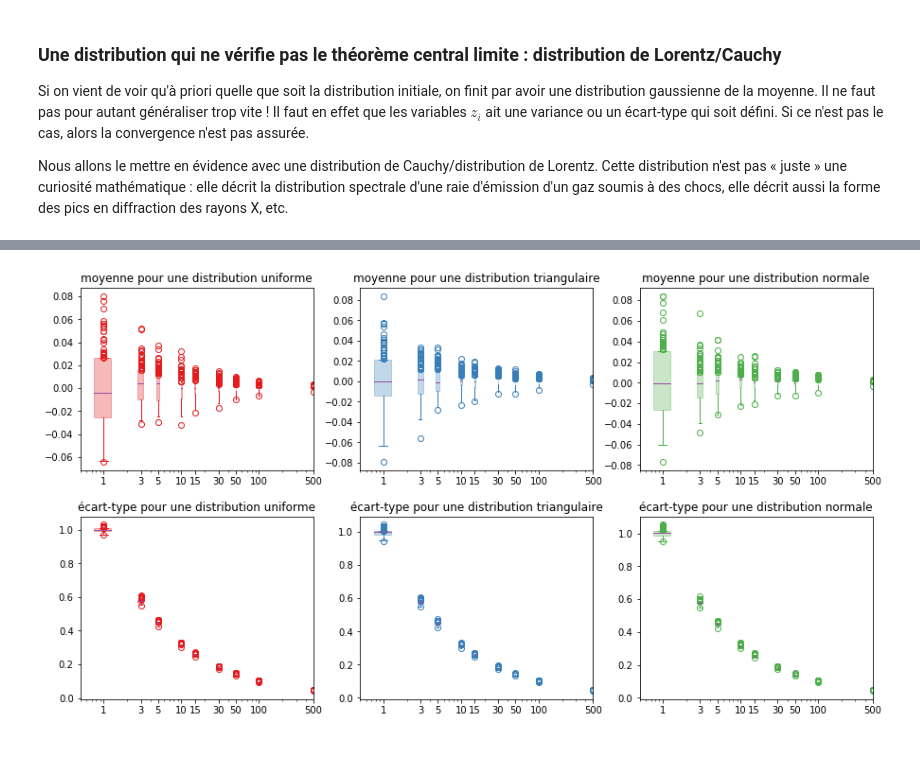
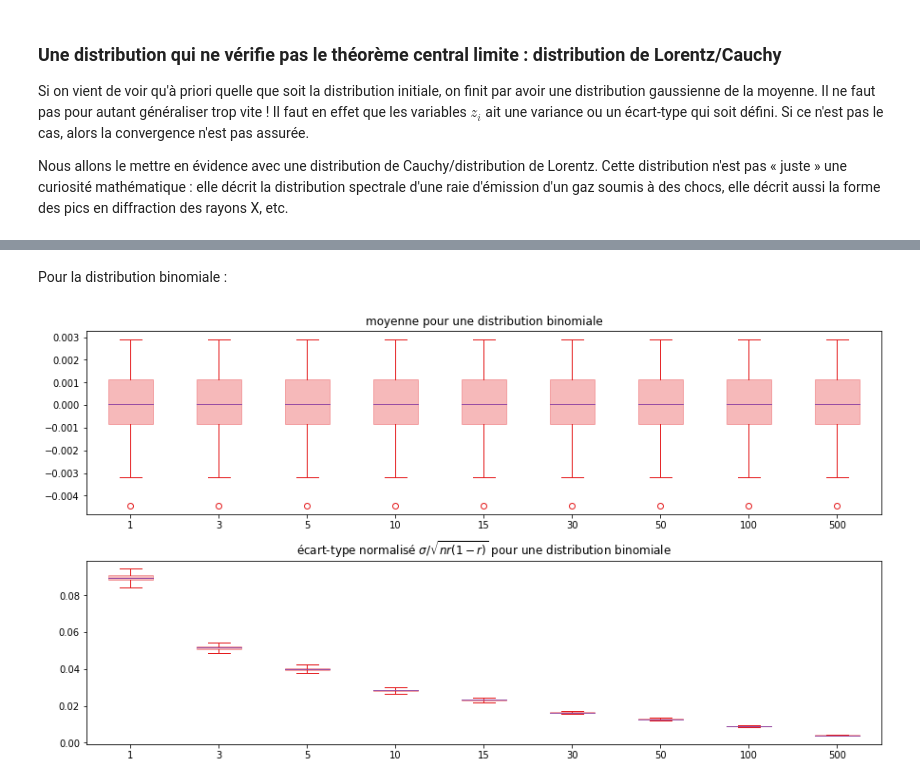
Before and after one commit to MartinVerot/IncertitudeMonteCarlo, a Jupyter notebook: test-theoreme-central-limite.ipynb, the cells around one changed output, grey strips where cells are left out. Saved outputs shown, nothing was run; the diff lists cells and outputs as text; code cells hidden in the pictures; blank space fills up the shorter version.

Commit message:
distributions discrète

```diff
--- a/test-theoreme-central-limite.ipynb
+++ b/test-theoreme-central-limite.ipynb
@@ -125,0 +151,18 @@ YouTubeVideo('EvHiee7gs9Y', width=600, height=400)
+# %%
+q=100
+n=100
+p=1000
+#on répète maintenant l'opération p fois
+zs = np.sum(binom.rvs(q,r,size=(n,p)), axis=0)/n
+#Moyenne de la distribution
+moyenne = np.average(zs,axis=0)
+#variance de la distribution
+variance = np.var(zs,ddof=1,axis=0)
+ecartType= np.std(zs,ddof=1,axis=0)
+print('moyenne: {} variance : {} écart-type : {}'.format(moyenne, variance,ecartType))
+#Tracé de l'histogramme
+plt.hist(zs,bins=50,range=(np.min(zs),np.max(zs)),density=True)
+#Tracé de la gaussienne correspondant
+xs = np.linspace(q*r-5* np.sqrt((q/n)*r*(1-r)),q*r+5*np.sqrt((q/n)*r*(1-r)),n+1)
+plt.plot(xs, norm.pdf(xs,q/2,np.sqrt((q/n)*r*(1-r))),'r-', lw=2, alpha=0.6)
+print('moyenne: {} variance : {} écart-type : {}'.format(q/2, (q/n)*r*(1-r),np.sqrt((q/n)*r*(1-r)) ) )
@@ -356,50 +464,54 @@ Nous avons vu que sur plusieurs exemples, la distribution de la moyenne converge
+# %% [markdown]
+Pour la distribution binomiale :
 # %%
-ns = [1,3,5,10,15,30,50,100,500]
-distribs = ['uniforme','triangulaire','normale']
-#distribs = ['uniforme']
-results = {'uniforme':{'moyenne':[],'ecarttype':[],'color':'#e41a1c'},
-          'triangulaire':{'moyenne':[],'ecarttype':[],'color':'#377eb8'},
+from scipy.stats import binom
+from scipy.stats import poisson
+#distribs = ['binomiale','poisson']#,'normale']
+distribs = ['binomiale']
+results = {'binomiale':{'moyenne':[],'ecarttype':[],'color':'#e41a1c'},
+          'poisson':{'moyenne':[],'ecarttype':[],'color':'#377eb8'},
           'normale':{'moyenne':[],'ecarttype':[],'color':'#4daf4a'}}
+q=100
+r=0.5
 p = 1000
-q = 100
+sampling = 100
 for n in ns:
     for distrib in distribs:
         """répétition sur 1000 distributions de p moyennes faites à partir de n tirages """
-        if distrib == 'uniforme':
-            zs = np.sum(uniform.rvs(loc=-np.sqrt(3),scale=2*np.sqrt(3), size=(n,p,q)), axis = 0 )/n
-        elif distrib== 'triangulaire':
-            zs = np.sum(triang.rvs(0.5,loc=-np.sqrt(6),scale=2*np.sqrt(6), size=(n,p,q)), axis = 0 )/n
-        elif distrib== 'normale' :
-            zs = np.sum(norm.rvs(loc=0,scale=1., size=(n,p,q)), axis = 0 )/n
+        if distrib == 'binomiale':
+            np.sum(binom.rvs(q,r,size=(n,p,sampling)), axis=0)/n
+        elif distrib== 'poisson':
+            zs = np.sum(poisson.rvs(0.5,loc=-np.sqrt(6),scale=2*np.sqrt(6), size=(n,p,q)), axis = 0 )/n
+        #elif distrib== 'normale' :
+        #    zs = np.sum(norm.rvs(loc=0,scale=1., size=(n,p,q)), axis = 0 )/n
         #Moyennes de la distribution
         moyennes = np.average(zs,axis=0)
         #Écart-types de la distribution
         ecartTypes = np.std(zs,ddof=1,axis=0)
         results[distrib]['moyenne'].append(moyennes)
-        results[distrib]['ecarttype'].append(ecartTypes)
+        results[distrib]['ecarttype'].append(ecartTypes/np.sqrt(n*r*(1-r)) )
 fig = plt.figure(figsize=(15,8))
 gs = fig.add_gridspec(2, len(distribs),hspace=0.25)
 
 
-
-
-
+#affichage des différents graphiques
 for (i,distrib) in enumerate(distribs) :
     ax1 = fig.add_subplot(gs[0,i])
     ax1.set_title('moyenne pour une distribution {}'.format(distrib))
-    ax1.set_xscale('log')
-    ax1.boxplot(results[distrib]['moyenne'],positions=ns,patch_artist=True,whis=ns,boxprops=dict(alpha=.3,facecolor=results[distrib]['color'], color=results[distrib]['color']),
+    #ax1.set_xscale('log')
+    ax1.boxplot(results[distrib]['moyenne'],positions=range(len(ns)),labels=ns,patch_artist=True,boxprops=dict(alpha=.3,facecolor=results[distrib]['color'], color=results[distrib]['color']),
             capprops=dict(color=results[distrib]['color']),
             whiskerprops=dict(color=results[distrib]['color']),
             flierprops=dict(color=results[distrib]['color'], markeredgecolor=results[distrib]['color']),
             medianprops=dict(color='#984ea3'))
+    #ax1.set_ylim(1.1*minimum_moy,1.1*maximum_moy)
     ax2 = fig.add_subplot(gs[1,i])
-    ax2.set_title('écart-type pour une distribution {}'.format(distrib))
-    ax2.set_xscale('log')
-    ax2.boxplot(results[distrib]['ecarttype'],positions=ns,patch_artist=True,whis=ns,boxprops=dict(alpha=.3,facecolor=results[distrib]['color'], color=results[distrib]['color']),
+    ax2.set_title('écart-type normalisé $\\sigma/\\sqrt{{nr(1-r)}}$ pour une distribution {}'.format(distrib))
+    #ax2.set_xscale('log')
+    ax2.boxplot(results[distrib]['ecarttype'],positions=range(len(ns)),labels=ns,patch_artist=True,boxprops=dict(alpha=.3,facecolor=results[distrib]['color'], color=results[distrib]['color']),
             capprops=dict(color=results[distrib]['color']),
             whiskerprops=dict(color=results[distrib]['color']),
             flierprops=dict(color=results[distrib]['color'], markeredgecolor=results[distrib]['color']),
             medianprops=dict(color='#984ea3'))
 # %% [output]
-[figure, old version]
+[figure, new version]
```
Also changed, not shown: parts of 22 cells of this notebook.
